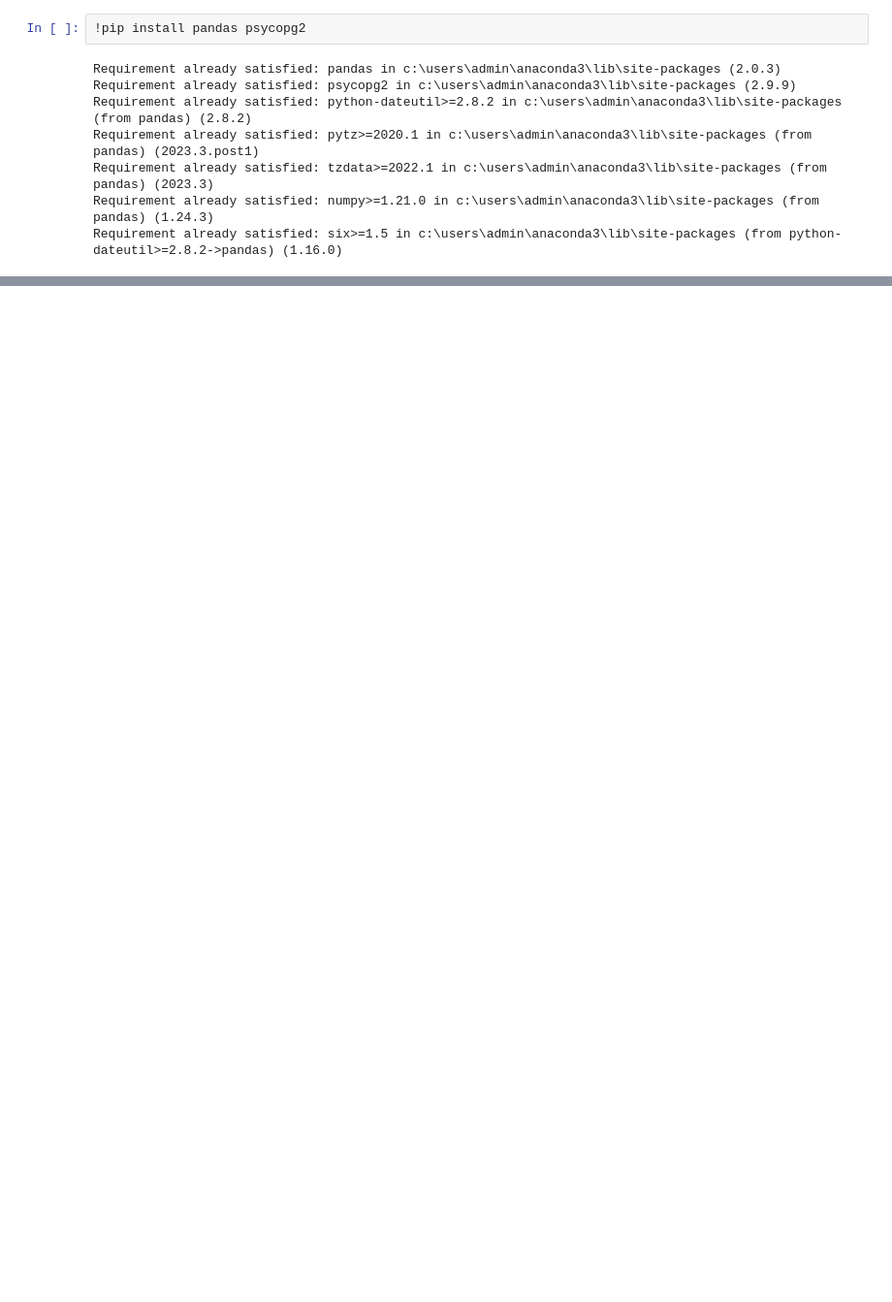
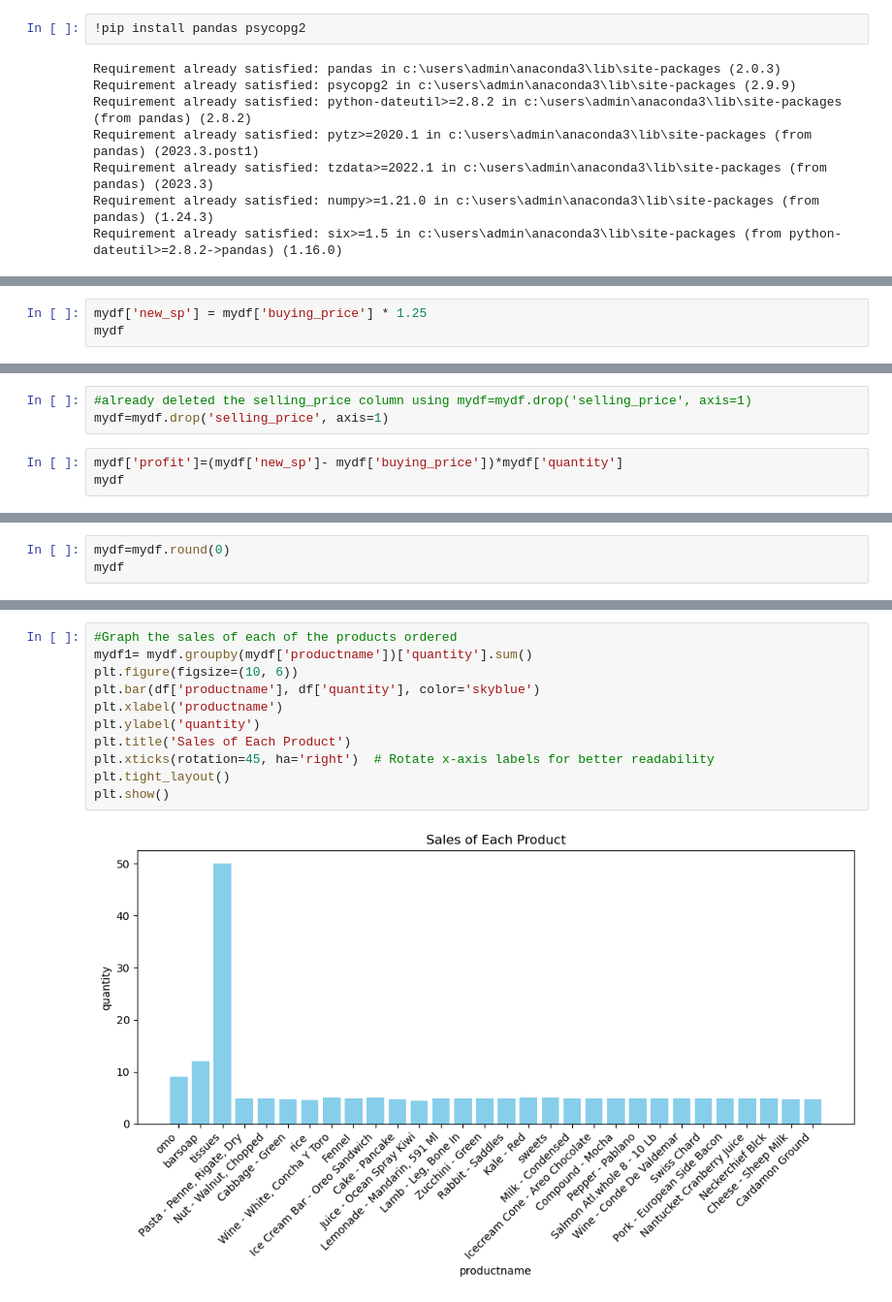
Before and after one commit to CMathenge1/data_science, a Jupyter notebook: panda_sql.py.ipynb, the cells around one changed output, grey strips where cells are left out. Shown at 97% size. Saved outputs shown, nothing was run; the diff lists cells and outputs as text; blank space fills up the shorter version.

```diff
--- a/panda_sql.py.ipynb
+++ b/panda_sql.py.ipynb
@@ -27,0 +57,3 @@ OptionError: No such option
+# %%
+mydf['new_sp'] = mydf['buying_price'] * 1.25
+mydf
@@ -27,0 +75,6 @@ OptionError: No such option
+# %%
+#already deleted the selling_price column using mydf=mydf.drop('selling_price', axis=1)
+mydf=mydf.drop('selling_price', axis=1)
+# %%
+mydf['profit']=(mydf['new_sp']- mydf['buying_price'])*mydf['quantity']
+mydf
@@ -27,0 +96,3 @@ OptionError: No such option
+# %%
+mydf=mydf.round(0)
+mydf
@@ -27,0 +158,13 @@ OptionError: No such option
+# %%
+#Graph the sales of each of the products ordered
+mydf1= mydf.groupby(mydf['productname'])['quantity'].sum()
+plt.figure(figsize=(10, 6))
+plt.bar(df['productname'], df['quantity'], color='skyblue')
+plt.xlabel('productname')
+plt.ylabel('quantity')
+plt.title('Sales of Each Product')
+plt.xticks(rotation=45, ha='right')  # Rotate x-axis labels for better readability
+plt.tight_layout()
+plt.show()
+# %% [output]
+[figure, added]
```
Also changed, not shown: parts of 20 cells of this notebook, 2 other files.
